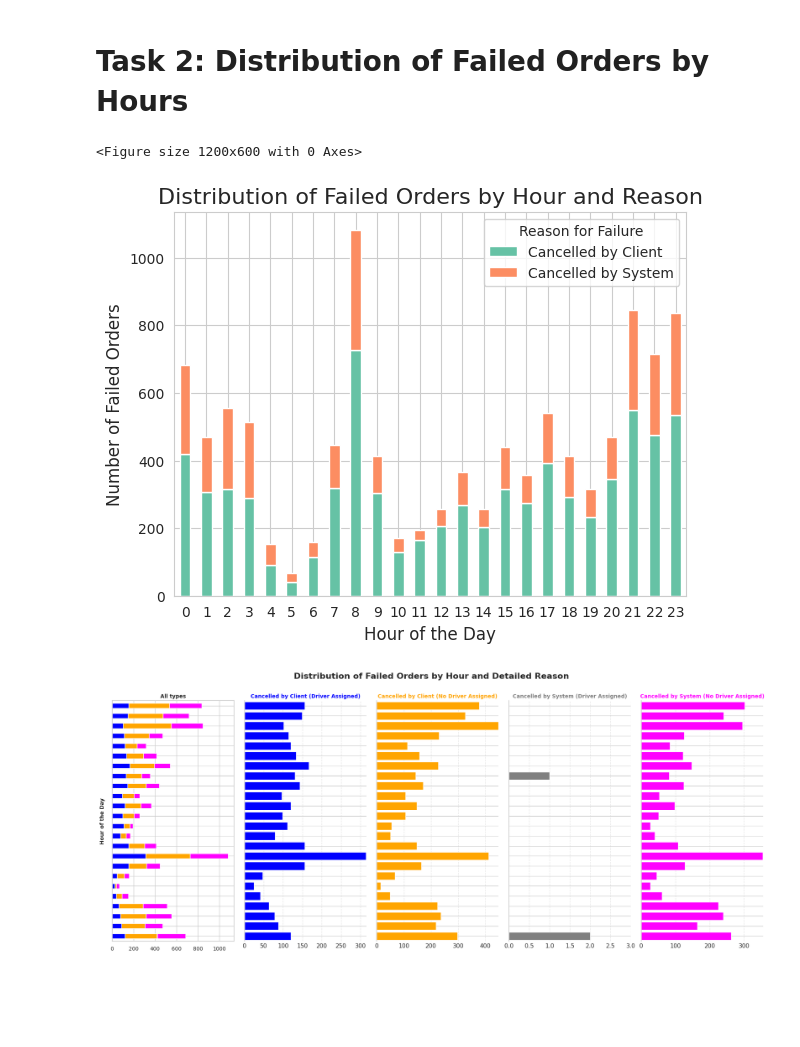
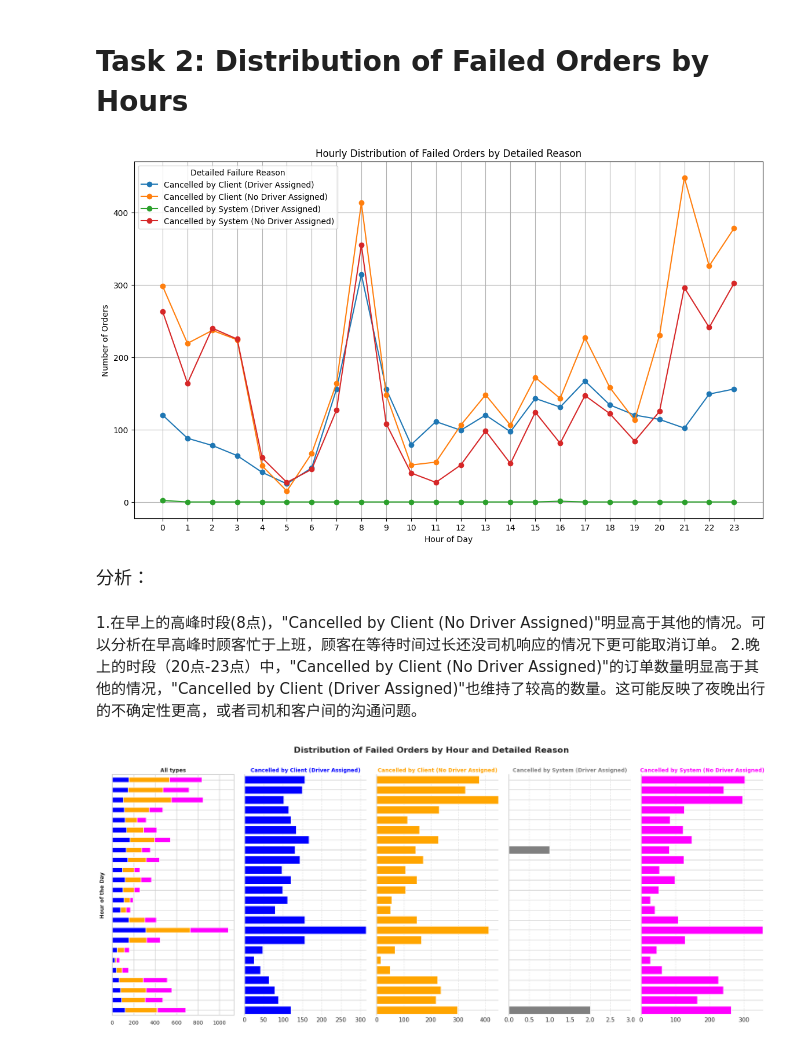
Before and after one commit to SUSTech-STA326/STA326_Assignment2, a Jupyter notebook: STA326_Assignment2_code.ipynb, the cells around one changed output. Drawn from its saved outputs; the diff is of its cells as text; code cells hidden in the pictures; blank space fills up the shorter version.

```diff
--- a/STA326_Assignment2_code.ipynb
+++ b/STA326_Assignment2_code.ipynb
@@ -50,30 +50,30 @@ plt.show()
 # %%
 import seaborn as sns
 
 # 转换时间格式并提取小时信息
 data_orders['hour_of_day'] = pd.to_datetime(data_orders['order_datetime']).dt.hour
 
-# 分组计算每小时的失败订单数量
-hourly_distribution = data_orders.groupby(['hour_of_day', 'failure_reason']).size().unstack(fill_value=0)
+# 分组计算每小时的详细失败原因订单数量
+hourly_distribution = data_orders.groupby(['hour_of_day', 'detailed_failure_reason']).size().unstack(fill_value=0)
 
-# 设置背景风格
-sns.set_style("whitegrid")
-
-# 绘制堆叠柱状图
-plt.figure(figsize=(12, 6))
-colors = sns.color_palette("Set2")
-hourly_distribution.plot(kind='bar', stacked=True, color=colors)
-plt.title('Distribution of Failed Orders by Hour and Reason', fontsize=16)
-plt.xlabel('Hour of the Day', fontsize=12)
-plt.ylabel('Number of Failed Orders', fontsize=12)
-plt.xticks(rotation=0, fontsize=10)
-plt.yticks(fontsize=10)
-plt.legend(title='Reason for Failure', fontsize=10)
-plt.subplots_adjust(left=0.1, right=0.9, top=0.9, bottom=0.1)
+# 绘制折线图
+plt.figure(figsize=(14, 8))
+for reason in hourly_distribution.columns:
+    plt.plot(hourly_distribution.index, hourly_distribution[reason], label=reason, marker='o')  # 每个失败原因画一条线
+plt.title('Hourly Distribution of Failed Orders by Detailed Reason')
+plt.xlabel('Hour of Day')
+plt.ylabel('Number of Orders')
+plt.xticks(range(0, 24))  # 设置x轴显示0-23小时
+plt.legend(title='Detailed Failure Reason')
+plt.grid(True)
 plt.show()
 # %% [output]
-<Figure size 1200x600 with 0 Axes>
-[figure, old version]
+[figure, new version]
+# %% [markdown]
+<font size=4>分析：</font>
+# %% [markdown]
+1.在早上的高峰时段(8点)，"Cancelled by Client (No Driver Assigned)"明显高于其他的情况。可以分析在早高峰时顾客忙于上班，顾客在等待时间过长还没司机响应的情况下更可能取消订单。
+2.晚上的时段（20点-23点）中，"Cancelled by Client (No Driver Assigned)"的订单数量明显高于其他的情况，"Cancelled by Client (Driver Assigned)"也维持了较高的数量。这可能反映了夜晚出行的不确定性更高，或者司机和客户间的沟通问题。
 # %%
 import matplotlib.pyplot as plt
 import seaborn as sns
```
Also changed, not shown: parts of 2 cells of this notebook.
